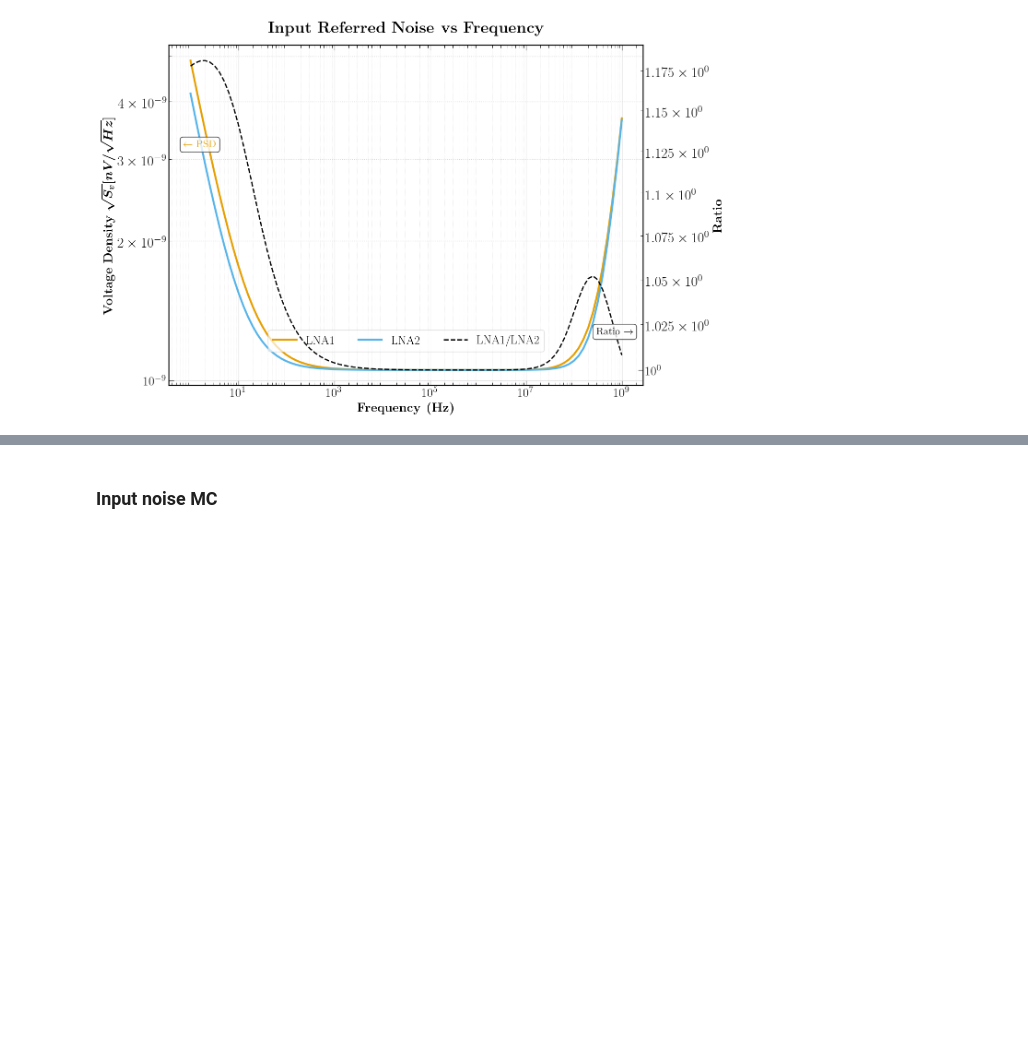
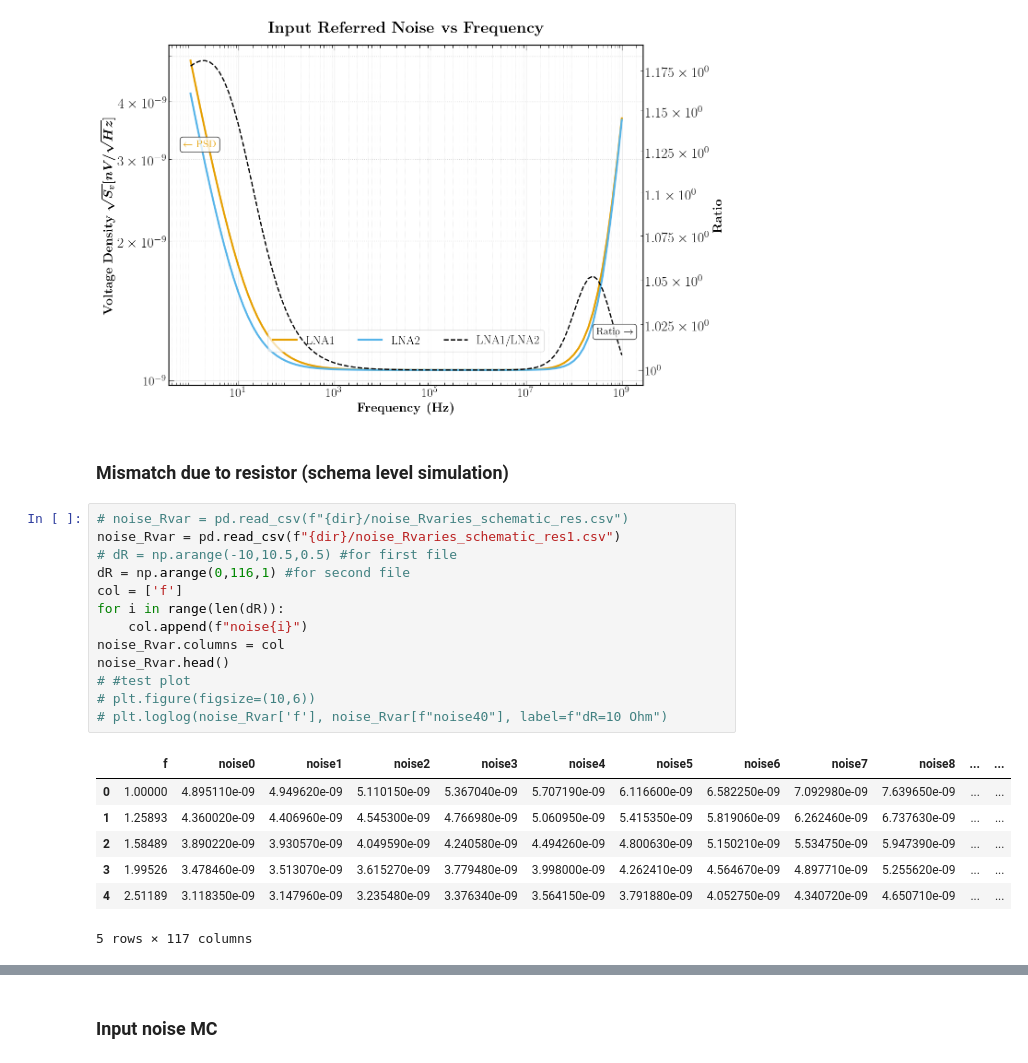
Before and after one commit to BaoTON1701/R-T_BiCMOS_run, a Jupyter notebook: code/Plot_results.ipynb, the cells around one changed output, grey strips where cells are left out. Cells and saved outputs as stored; diff of their text form; blank space fills up the shorter version.

```diff
--- a/code/Plot_results.ipynb
+++ b/code/Plot_results.ipynb
@@ -141,3 +145,26 @@ plt.savefig(f"{plot_dir}/Input_Referred_Noise.png", dpi=300)
 plt.show()
 # %% [output]
 [figure]
+# %% [markdown]
+### Mismatch due to resistor (schema level simulation)
+# %%
+# noise_Rvar = pd.read_csv(f"{dir}/noise_Rvaries_schematic_res.csv")
+noise_Rvar = pd.read_csv(f"{dir}/noise_Rvaries_schematic_res1.csv")
+# dR = np.arange(-10,10.5,0.5) #for first file
+dR = np.arange(0,116,1) #for second file
+col = ['f']
+for i in range(len(dR)):
+    col.append(f"noise{i}")
+noise_Rvar.columns = col
+noise_Rvar.head()
+# #test plot
+# plt.figure(figsize=(10,6))
+# plt.loglog(noise_Rvar['f'], noise_Rvar[f"noise40"], label=f"dR=10 Ohm")
+# %% [output]
+|  | f | noise0 | noise1 | noise2 | noise3 | noise4 | noise5 | noise6 | noise7 | noise8 | ... | ... |
+| 0 | 1.00000 | 4.895110e-09 | 4.949620e-09 | 5.110150e-09 | 5.367040e-09 | 5.707190e-09 | 6.116600e-09 | 6.582250e-09 | 7.092980e-09 | 7.639650e-09 | ... | ... |
+| 1 | 1.25893 | 4.360020e-09 | 4.406960e-09 | 4.545300e-09 | 4.766980e-09 | 5.060950e-09 | 5.415350e-09 | 5.819060e-09 | 6.262460e-09 | 6.737630e-09 | ... | ... |
+| 2 | 1.58489 | 3.890220e-09 | 3.930570e-09 | 4.049590e-09 | 4.240580e-09 | 4.494260e-09 | 4.800630e-09 | 5.150210e-09 | 5.534750e-09 | 5.947390e-09 | ... | ... |
+| 3 | 1.99526 | 3.478460e-09 | 3.513070e-09 | 3.615270e-09 | 3.779480e-09 | 3.998000e-09 | 4.262410e-09 | 4.564670e-09 | 4.897710e-09 | 5.255620e-09 | ... | ... |
+| 4 | 2.51189 | 3.118350e-09 | 3.147960e-09 | 3.235480e-09 | 3.376340e-09 | 3.564150e-09 | 3.791880e-09 | 4.052750e-09 | 4.340720e-09 | 4.650710e-09 | ... | ... |
+5 rows × 117 columns
```
Also changed, not shown: parts of 12 cells of this notebook, 30 other files.
